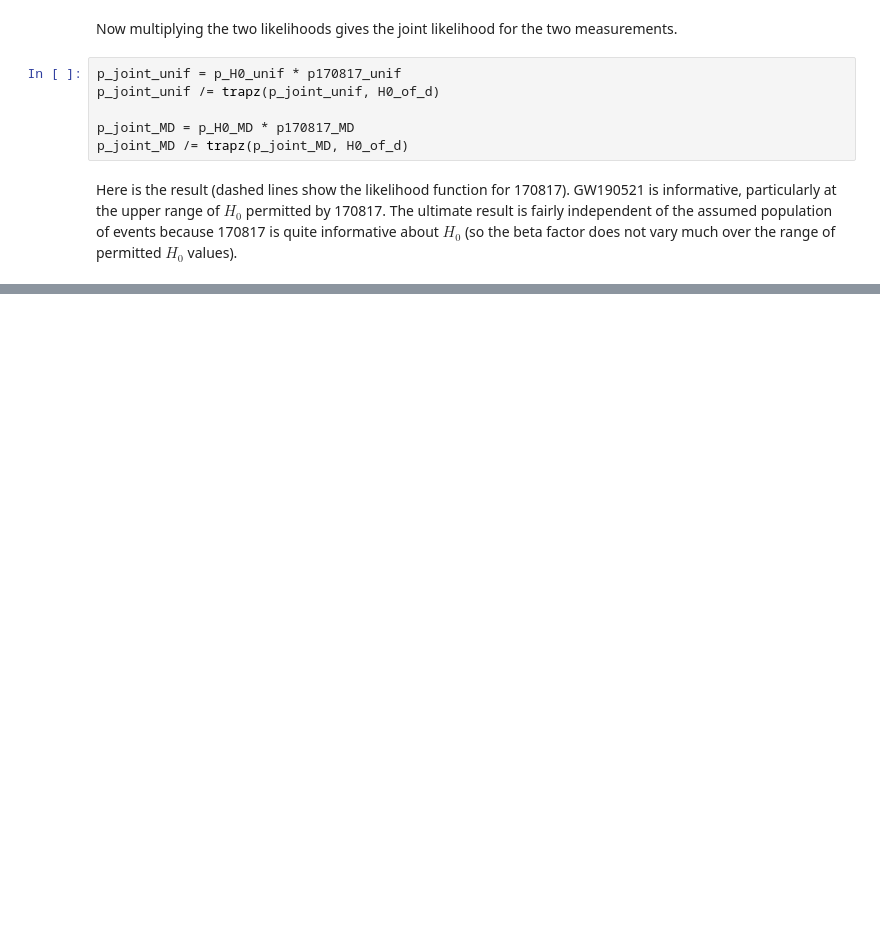
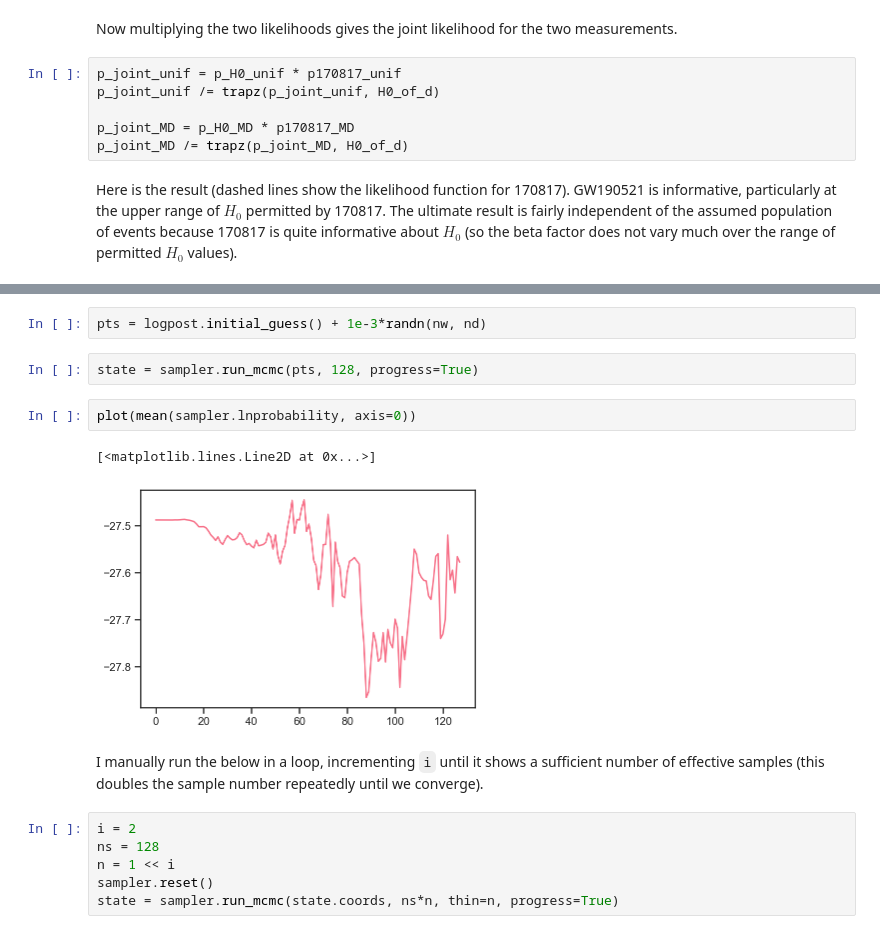
Before and after one commit to farr/GW190521Sky, a Jupyter notebook: CounterpartSky.ipynb, the cells around one changed output, grey strips where cells are left out. Cells and saved outputs as stored; diff of their text form; blank space fills up the shorter version.

```diff
--- a/CounterpartSky.ipynb
+++ b/CounterpartSky.ipynb
@@ -639,0 +791,17 @@ axis(xmin=50, xmax=100)
+# %%
+pts = logpost.initial_guess() + 1e-3*randn(nw, nd)
+# %%
+state = sampler.run_mcmc(pts, 128, progress=True)
+# %%
+plot(mean(sampler.lnprobability, axis=0))
+# %% [output]
+[<matplotlib.lines.Line2D at 0x...>]
+[figure, added]
+# %% [markdown]
+I manually run the below in a loop, incrementing `i` until it shows a sufficient number of effective samples (this doubles the sample number repeatedly until we converge).
+# %%
+i = 2
+ns = 128
+n = 1 << i
+sampler.reset()
+state = sampler.run_mcmc(state.coords, ns*n, thin=n, progress=True)
```
Also changed, not shown: parts of 36 cells of this notebook.
